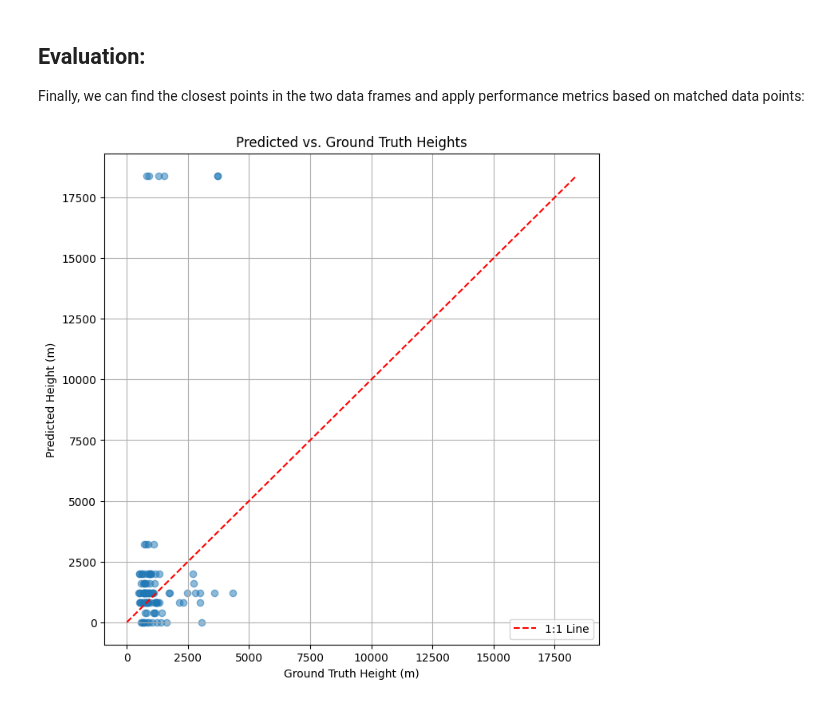
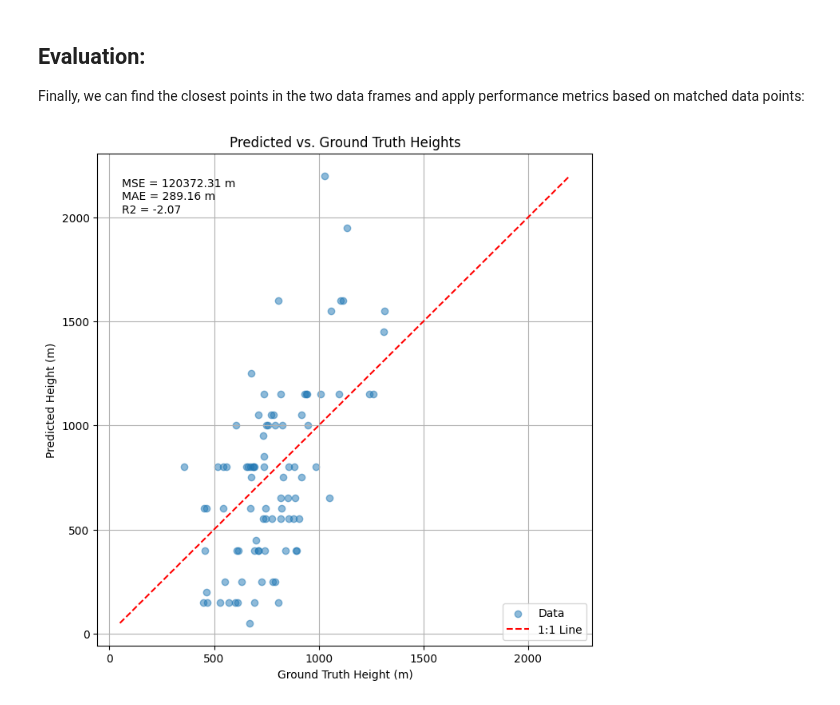
Before and after one commit to asterisk-labs/clouds-decoded, a Jupyter notebook: eval/DEV-Cloud-Height-Validation.ipynb, the cells around one changed output. Saved outputs shown, nothing was run; the diff lists cells and outputs as text; code cells hidden in the pictures.

Commit message:
WIP - updated jupyter for validation

```diff
--- a/eval/DEV-Cloud-Height-Validation.ipynb
+++ b/eval/DEV-Cloud-Height-Validation.ipynb
@@ -202,7 +223,7 @@ def _load_prediction_data(npz_output_path, transform, crs):
     """
     npz_data = np.load(npz_output_path)
     heights = npz_data['heights']
-    coords = npz_data['coords']
+    coords = npz_data['coords']/10
 
     ulx, xres, x_rotation, uly, y_rotation, yres = transform  # Corrected unpacking
     utm_x = ulx + coords[:, 0] * xres
@@ -243,14 +264,14 @@ def _load_ground_truth_data(geojsonl_annotations_path, utm_crs):
 # %%
 # Stage I: Data Prep
 # 0. Read all necessary information from the scene metadata
-metadata_path = _find_tile_metadata_path(sentinel2_safe_path)
+metadata_path = _find_tile_metadata_path(PRODUCT_PATH)
 metadata = _get_metadata(metadata_path)
 
 # 1. Read the output of the algorithm and map the points to the UTM of the scene
-prediction_df = _load_prediction_data(npz_output_path, metadata['transform'], metadata['utm_crs'])
+prediction_df = _load_prediction_data(PREDICTION_PATH, metadata['transform'], metadata['utm_crs'])
 
 # 2. Read the geometry of the ground truth file (geojson) and map it to the UTM of the scene in gt_df dataframe
-gt_df = _load_ground_truth_data(geojsonl_annotations_path, metadata['utm_crs'])
+gt_df = _load_ground_truth_data(ANNOTATION_PATH, metadata['utm_crs'])
 gt_df = process_geodataframe(gt_df)
 
 gt_df.head()
@@ -297,7 +313,7 @@ def _determine_cloud_top(gdf):
         if angle_diff > 180:
             angle_diff = 360 - angle_diff
 
-        if angle_diff < 90:  # Adjust tolerance as needed
+        if False:#angle_diff > 90:  # Adjust tolerance as needed
             cloud_top_x.append(end_x)
             cloud_top_y.append(end_y)
         else:
@@ -480,48 +533,79 @@ def validate_cloud_height(npz_output_path, geojsonl_annotations_path, sentinel2_
 # Stage II: Validation
 # 1. Match. points from gt_df to the closest points in prediction_df
 matched_data = _match_predictions_to_ground_truth(prediction_df, gt_df)
+matched_data.to_parquet(DATA_DIR / f'evaluation/{PRODUCT_ID}.parquet')
+
+# filter out 0s
+matched_data = matched_data[matched_data.predicted_height > 0]
 
 # 2. Compute the performance metrics on existing data
 results = _compute_performance_metrics(matched_data)
 # %%
 import matplotlib.pyplot as plt
 import pandas as pd
 
-def plot_correlation_scatter_with_metrics(matched_data, title="Predicted vs. Ground Truth Heights"):
+def plot_correlation_scatter_with_metrics(matched_data, maxval=None, loglog=False, title="Predicted vs. Ground Truth Heights"):
     """
     Generates a correlation scatter plot of predicted vs. ground truth heights
-    and displays MSE, MAE, and R2 on the plot.
+    and displays MSE, MAE, and R2 on the plot. Handles single DataFrame or a list of DataFrames.
 
     Args:
-        matched_data (pd.DataFrame): DataFrame with 'predicted_height' and 'ground_truth_height' columns.
+        matched_data (pd.DataFrame or list of pd.DataFrame): DataFrame(s) with 'predicted_height' and 'ground_truth_height' columns.
+        maxval (float, optional): Maximum value for the plot axes. Defaults to None.
+        loglog (bool, optional): Whether to use a log-log scale. Defaults to False.
         title (str, optional): Title of the plot. Defaults to "Predicted vs. Ground Truth Heights".
 
     Returns:
         None: Displays the plot.
     """
 
-    mse = mean_squared_error(matched_data['ground_truth_height'], matched_data['predicted_height'])
-    mae = mean_absolute_error(matched_data['ground_truth_height'], matched_data['predicted_height'])
-    r2 = r2_score(matched_data['ground_truth_height'], matched_data['predicted_height'])
-
     plt.figure(figsize=(8, 8))
-    plt.scatter(matched_data['ground_truth_height'], matched_data['predicted_height'], alpha=0.5)
     plt.xlabel("Ground Truth Height (m)")
     plt.ylabel("Predicted Height (m)")
     plt.title(title)
     plt.grid(True)
 
-    min_val = min(matched_data['ground_truth_height'].min(), matched_data['predicted_height'].min())
-    max_val = max(matched_data['ground_truth_height'].max(), matched_data['predicted_height'].max())
-    plt.plot([min_val, max_val], [min_val, max_val], 'r--', label="1:1 Line")
-    plt.legend()
+    all_data = pd.DataFrame()
 
-    # Create text to display metrics
-    metrics_text = f"MSE = {mse:.2f} m\nMAE = {mae:.2f} m\nR2 = {r2:.2f}"
-    plt.text(0.05, 0.95, metrics_text, transform=plt.gca().transAxes, verticalalignment='top')  # Position text in the top-left corner
+    if isinstance(matched_data, list):
+        colors = plt.cm.viridis(np.linspace(0, 1, len(matched_data)))
+        for i, df in enumerate(matched_data):
+            if isinstance(df, pd.DataFrame) and 'ground_truth_height' in df.columns and 'predicted_height' in df.columns:
+                plt.scatter(df['ground_truth_height'], df['predicted_height'], alpha=0.5, label=f"Run {i+1}", color=colors[i])
+                all_data = pd.concat([all_data, df], ignore_index=True)
+        plt.legend()
+    elif isinstance(matched_data, pd.DataFrame) and 'ground_truth_height' in matched_data.columns and 'predicted_height' in matched_data.columns:
+        plt.scatter(matched_data['ground_truth_height'], matched_data['predicted_height'], alpha=0.5, label="Data")
+        all_data = matched_data
+        plt.legend()
+    else:
+        print("Warning: Input matched_data is not a DataFrame or a list of DataFrames.")
+        plt.show()
+        return
 
-    plt.show()
+    if not all_data.empty:
+        mse = mean_squared_error(all_data['ground_truth_height'], all_data['predicted_height'])
+        mae = mean_absolute_error(all_data['ground_truth_height'], all_data['predicted_height'])
+        r2 = r2_score(all_data['ground_truth_height'], all_data['predicted_height'])
 
-plot_correlation_scatter(matched_data)
+        min_val = min(all_data['ground_truth_height'].min(), all_data['predicted_height'].min())
+        max_val = max(all_data['ground_truth_height'].max(), all_data['predicted_height'].max())
+        plt.plot([min_val, max_val], [min_val, max_val], 'r--', label="1:1 Line", color='red')
+        plt.legend(loc='lower right')
+
+        metrics_text = f"MSE = {mse:.2f} m\nMAE = {mae:.2f} m\nR2 = {r2:.2f}"
+        plt.text(0.05, 0.95, metrics_text, transform=plt.gca().transAxes, verticalalignment='top')
+
+        if maxval is not None and not loglog:
+            plt.axis([0, maxval, 0, maxval])
+
+        if loglog:
+            plt.loglog()
+
+        plt.show()
+    else:
+        print("Warning: No valid data to plot.")
+
+plot_correlation_scatter_with_metrics(matched_data)
 # %% [output]
-[figure, old version]
+[figure, new version]
```
Also changed, not shown: parts of 18 cells of this notebook.
